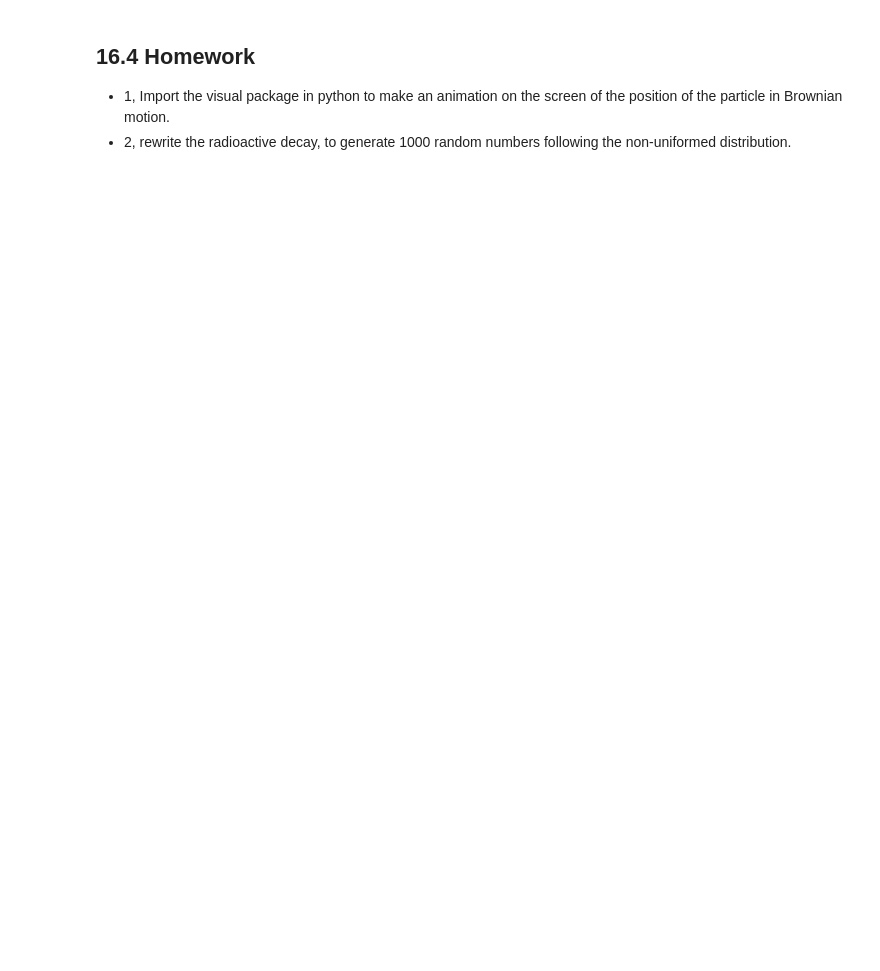
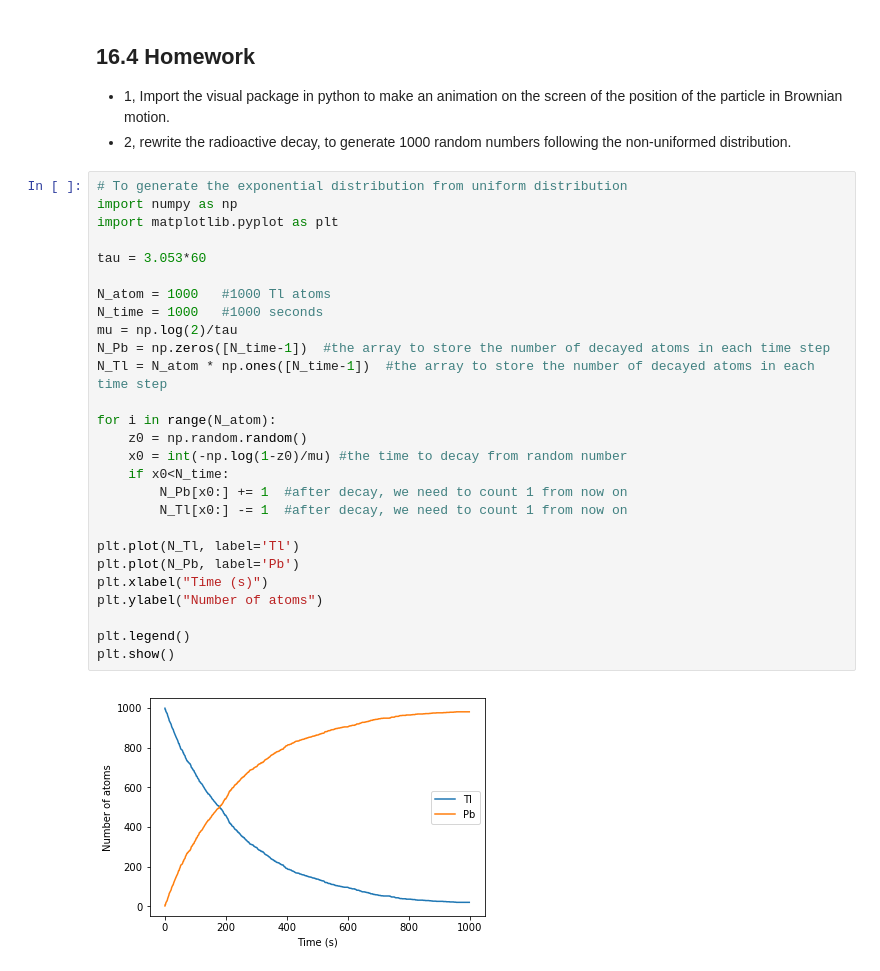
Before and after one commit to MaterSim/ComputationalPhysics300, a Jupyter notebook: Lec_16.ipynb, the cells around one changed output. Drawn from its saved outputs; the diff is of its cells as text; blank space fills up the shorter version.

```diff
--- a/Lec_16.ipynb
+++ b/Lec_16.ipynb
@@ -189,3 +194,32 @@ plt.show()
 ## 16.4 Homework
 - 1, Import the visual package in python to make an animation on the screen of the position of the particle in Brownian motion.
 - 2, rewrite the radioactive decay, to generate 1000 random numbers following the non-uniformed distribution.
+# %%
+# To generate the exponential distribution from uniform distribution
+import numpy as np
+import matplotlib.pyplot as plt
+
+tau = 3.053*60
+
+N_atom = 1000   #1000 Tl atoms
+N_time = 1000   #1000 seconds
+mu = np.log(2)/tau
+N_Pb = np.zeros([N_time-1])  #the array to store the number of decayed atoms in each time step
+N_Tl = N_atom * np.ones([N_time-1])  #the array to store the number of decayed atoms in each time step
+
+for i in range(N_atom):
+    z0 = np.random.random()
+    x0 = int(-np.log(1-z0)/mu) #the time to decay from random number
+    if x0<N_time:
+        N_Pb[x0:] += 1  #after decay, we need to count 1 from now on
+        N_Tl[x0:] -= 1  #after decay, we need to count 1 from now on
+
+plt.plot(N_Tl, label='Tl')
+plt.plot(N_Pb, label='Pb')
+plt.xlabel("Time (s)")
+plt.ylabel("Number of atoms")
+
+plt.legend()
+plt.show()
+# %% [output]
+[figure, added]
```
Also changed, not shown: parts of 3 cells of this notebook.
